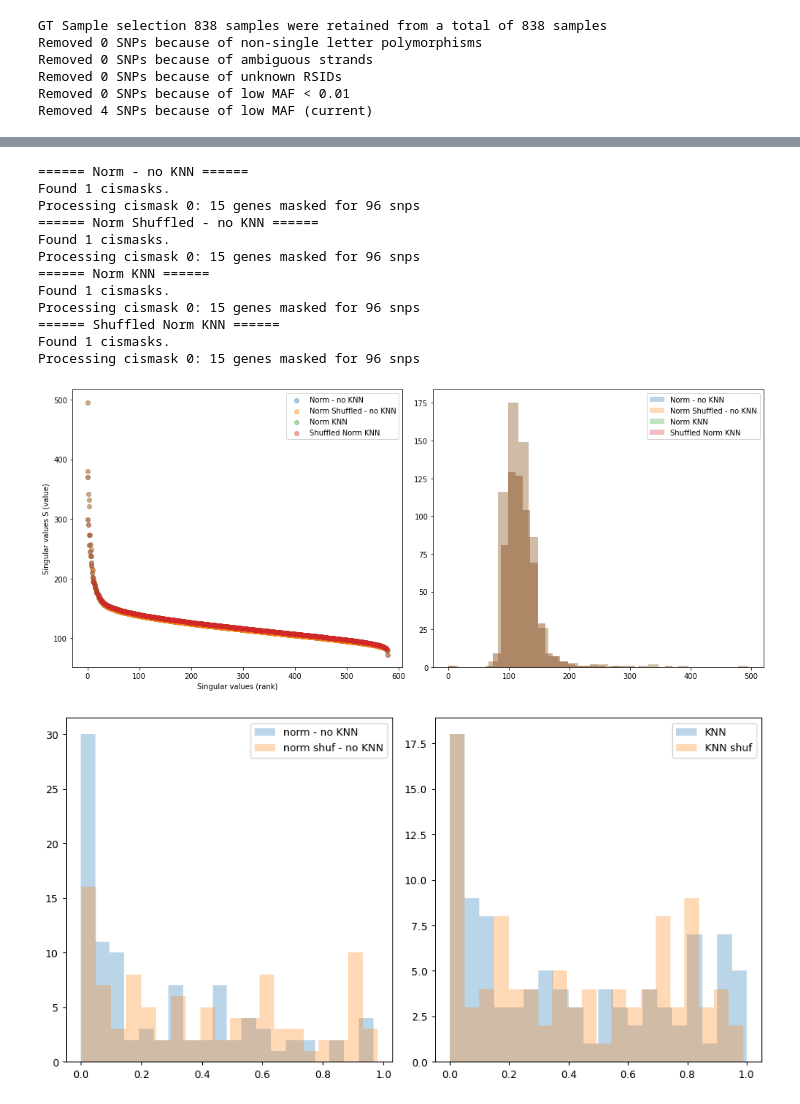
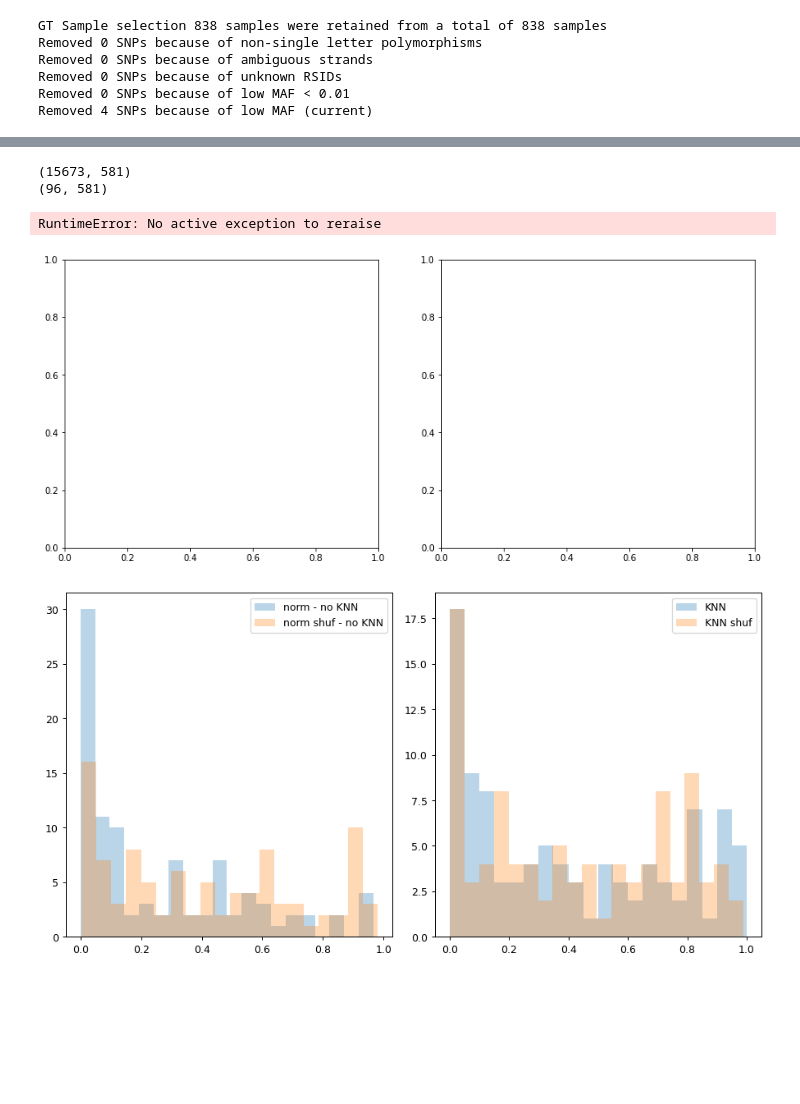
Before and after one commit to banskt/trans-eqtl-pipeline, a Jupyter notebook: analysis/jupyter/FullWE_with_KNN_sb2_opt_GTEx.ipynb, the cells around one changed output, grey strips where cells are left out. Saved outputs shown, nothing was run; the diff lists cells and outputs as text; code cells hidden in the pictures; blank space fills up the shorter version.

```diff
--- a/analysis/jupyter/FullWE_with_KNN_sb2_opt_GTEx.ipynb
+++ b/analysis/jupyter/FullWE_with_KNN_sb2_opt_GTEx.ipynb
@@ -727,6 +726,11 @@ ax2 = fig.add_subplot(122)
 sb2 = np.repeat(0.1*0.1, gt_cent.shape[0])
 # sb2 = sb2_opt_K_knn
 
+
+print(gx_norm.shape)
+print(gt_cent.shape)
+raise
+
 # - No KNN
 nS2, npvals, nQ, nmuQ, nscaledQ, nopt_sb2, nKeff = compare_basic_props(gx_norm,
                                                                        gt_cent,
@@ -753,46 +757,37 @@ S2, pvals, Q, muQ, scaledQ, opt_sb2, Keff = compare_basic_props(gx_knn_norm,
                                                                 gt_knn_cent,
                                                                 ax1, ax2,
                                                                 'Norm KNN',
                                                                 sigmax2_knn,
                                                                 sb2 = sb2,
                                                                 cismasks=cismaskcomp)
 shuf_S2, shuf_pvals, shuf_Q, shuf_muQ, shuf_scaledQ, shuf_opt_sb2, shuf_Keff = compare_basic_props(gx_shuffled_knn_norm,
                                                                                                    gt_knn_cent,
                                                                                                    ax1, ax2,
                                                                                                    'Shuffled Norm KNN',
                                                                                                    sigmax2_knn,
                                                                                                    sb2 = sb2,
                                                                                                    cismasks=cismaskcomp)
 
 # # # - With KNN
 # S260, pvals60, Q60, muQ60, scaledQ60 = compare_basic_props(gx_knn_norm60, gt_knn_cent60, ax1, ax2, 'Norm KNN 60', sigmax2 = sigmax2_knn60, sb2 = sb2, cismasks=cismaskcomp)
 # shuf_S260, shuf_pvals60, shuf_Q60, shuf_muQ60, shuf_scaledQ60 = compare_basic_props(gx_shuffled_knn_norm60, gt_knn_cent60, ax1, ax2, 'Shuffled Norm KNN 60', sigmax2 = sigmax2_knn60, sb2 = sb2, cismasks=cismaskcomp)
 
 # # - With KNN
 # S215, pvals15, Q15, muQ15, scaledQ15 = compare_basic_props(gx_knn_norm15, gt_knn_cent15, ax1, ax2, 'Norm KNN15', sigmax2 = sigmax2_knn15, sb2 = sb2, cismasks=cismaskcomp)
 # shuf_S215, shuf_pvals15, shuf_Q15, shuf_muQ15, shuf_scaledQ15 = compare_basic_props(gx_shuffled_knn_norm15, gt_knn_cent15, ax1, ax2, 'Shuffled Norm KNN15', sigmax2 = sigmax2_knn15, sb2 = sb2, cismasks=cismaskcomp)
 
 ax1.set_xlabel("Singular values (rank)")
 ax1.set_ylabel("Singular values S (value)")
 ax1.legend()
 
 ax2.legend()
 plt.tight_layout()
 plt.show()
 # %% [output]
-====== Norm - no KNN ======
-Found 1 cismasks.
-Processing cismask 0: 15 genes masked for 96 snps
-====== Norm Shuffled - no KNN ======
-Found 1 cismasks.
-Processing cismask 0: 15 genes masked for 96 snps
-====== Norm KNN ======
-Found 1 cismasks.
-Processing cismask 0: 15 genes masked for 96 snps
-====== Shuffled Norm KNN ======
-Found 1 cismasks.
-Processing cismask 0: 15 genes masked for 96 snps
+(15673, 581)
+(96, 581)
+RuntimeError: No active exception to reraise
-[figure, old version]
+[figure, new version]
 # %%
 fig = plt.figure(figsize=(10,10), dpi=90)
 ax1 = fig.add_subplot(2,2,1)
```
Also changed, not shown: parts of 1 cell of this notebook, 25 other files.
